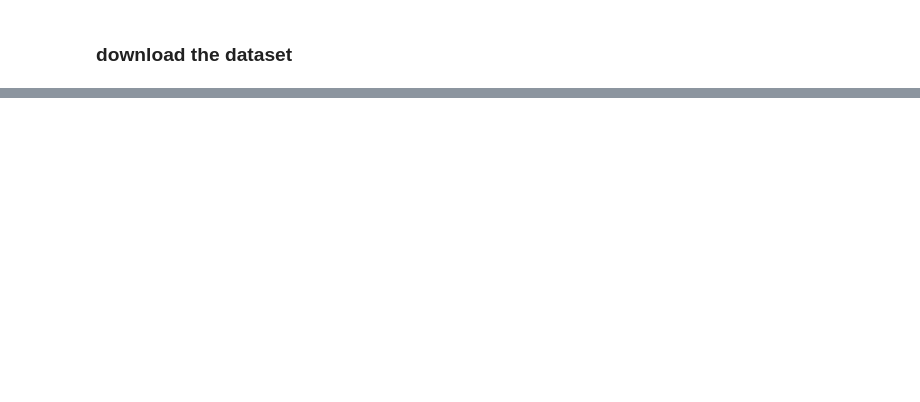
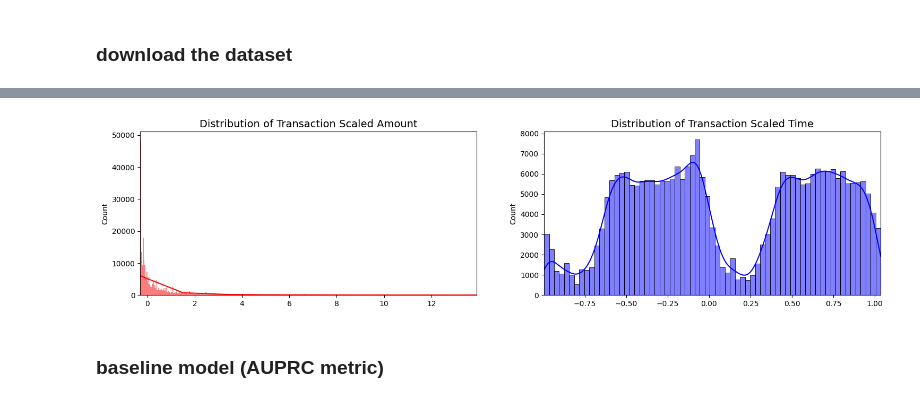
Before and after one commit to yezergmorales/credit-fraud-detector, a Jupyter notebook: dev/credit_fraud_detection.ipynb, the cells around one changed output, grey strips where cells are left out. Saved outputs shown, nothing was run; the diff lists cells and outputs as text; code cells hidden in the pictures; blank space fills up the shorter version.

```diff
--- a/dev/credit_fraud_detection.ipynb
+++ b/dev/credit_fraud_detection.ipynb
@@ -45,0 +154,17 @@ print("Path to dataset files:", path)
+# %%
+# RobustScaler is less prone to outliers.
+std_scaler = StandardScaler()
+rob_scaler = RobustScaler()
+
+df['scaled_amount'] = rob_scaler.fit_transform(df['Amount'].values.reshape(-1,1))
+df['scaled_time'] = rob_scaler.fit_transform(df['Time'].values.reshape(-1,1))
+
+df.drop(['Time','Amount'], axis=1, inplace=True)
+
+scaled_amount = df['scaled_amount']
+scaled_time = df['scaled_time']
+
+df.drop(['scaled_amount', 'scaled_time'], axis=1, inplace=True)
+df.insert(0, 'scaled_amount', scaled_amount)
+df.insert(1, 'scaled_time', scaled_time)
+df.head()
@@ -45,0 +179,23 @@ print("Path to dataset files:", path)
+# %%
+# Create figure with two subplots
+fig, ax = plt.subplots(1, 2, figsize=(18,4))
+
+# Get transaction amounts and times
+amount_val = df['scaled_amount'].values
+time_val = df['scaled_time'].values
+
+# Plot distribution of transaction amounts
+sns.histplot(amount_val, ax=ax[0], color='r', kde=True)
+ax[0].set_title('Distribution of Transaction Scaled Amount', fontsize=14)
+ax[0].set_xlim([min(amount_val), np.percentile(amount_val, 99)])  # Limit x-axis to 99th percentile
+
+# Plot distribution of transaction times
+sns.histplot(time_val, ax=ax[1], color='b', kde=True)
+ax[1].set_title('Distribution of Transaction Scaled Time', fontsize=14)
+ax[1].set_xlim([min(time_val), max(time_val)])
+
+plt.show()
+# %% [output]
+[figure, added]
+# %% [markdown]
+### baseline model (AUPRC metric)
```
Also changed, not shown: parts of 21 cells of this notebook, 3 other files.
